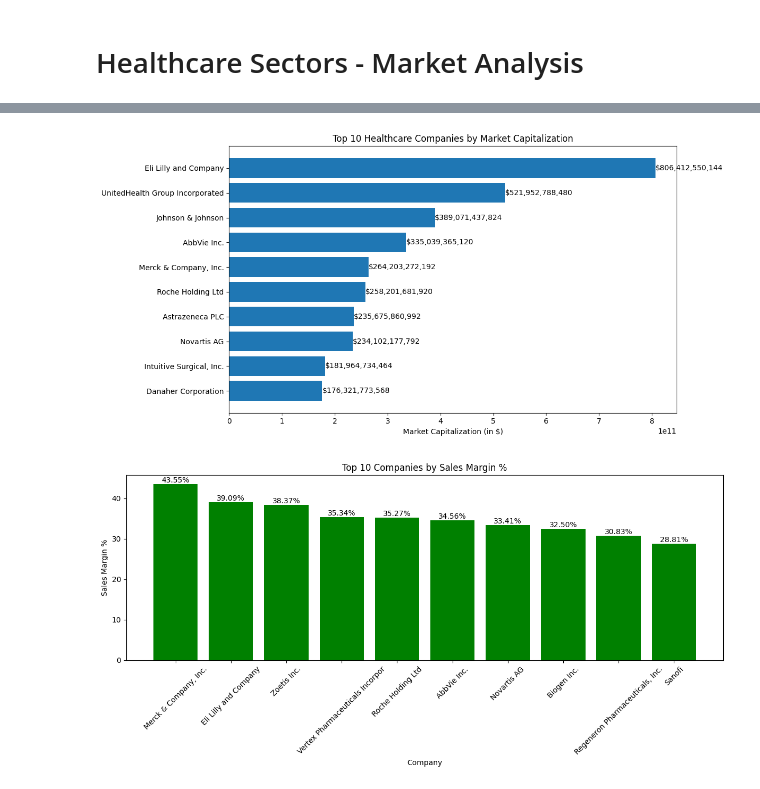
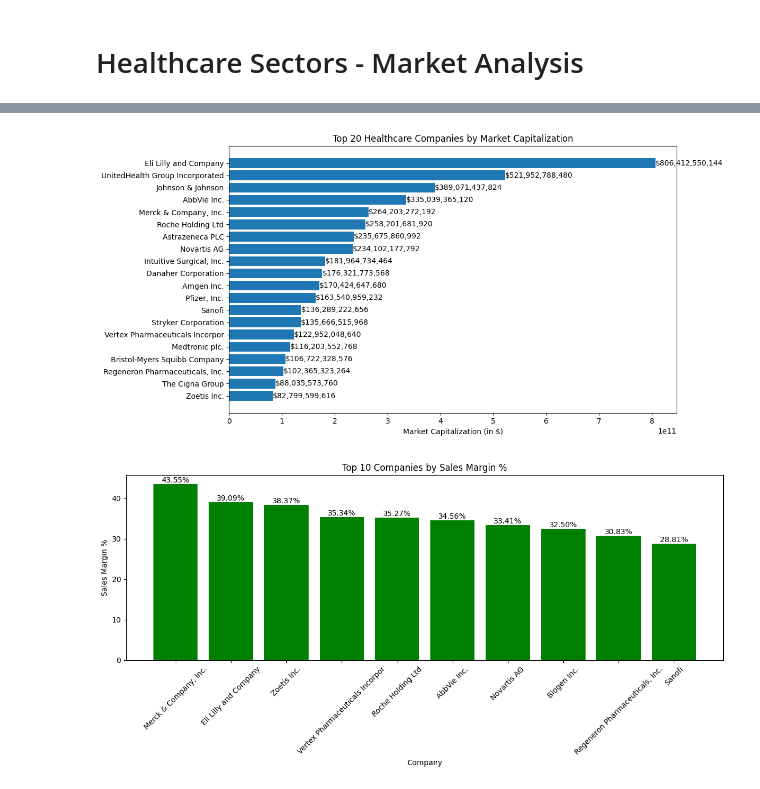
Before and after one commit to Vivekanand-R/Industry-Outlook, a Jupyter notebook: Healthcare Sectors.ipynb, the cells around one changed output, grey strips where cells are left out. Drawn from its saved outputs; the diff is of its cells as text; code cells hidden in the pictures.

```diff
--- a/Healthcare Sectors.ipynb
+++ b/Healthcare Sectors.ipynb
@@ -90,30 +90,30 @@ ERROR:yfinance:$ALXN: possibly delisted; no price data found  (period=1d) (Yahoo
 # %%
 import matplotlib.pyplot as plt
 
-# Sort the data by marketCap and take the top 10 companies
-top_companies = financial_data.head(10)
+# Sort the data by marketCap and take the top 20 companies
+top_companies = financial_data.head(20)
 
 # Convert the marketCap column to a numeric format for plotting
 market_caps = top_companies['marketCap'].apply(lambda x: float(x.replace('$', '').replace(',', '')))
 
-# Plot a bar chart for the top 10 companies by market capitalization
+# Plot a bar chart for the top 15 companies by market capitalization
 plt.figure(figsize=(12, 6))
 bars = plt.barh(top_companies['Company'], market_caps)
 
 # Add the market capitalization values on the bars
 for index, bar in enumerate(bars):
     plt.text(bar.get_width() + 1, bar.get_y() + bar.get_height()/2, f"${market_caps.iloc[index]:,.0f}", va='center')
 
 # Set labels and title
 plt.xlabel('Market Capitalization (in $)')
-plt.title('Top 10 Healthcare Companies by Market Capitalization')
+plt.title('Top 20 Healthcare Companies by Market Capitalization')
 plt.gca().invert_yaxis()  # Invert the y-axis to show the largest company at the top
 
 # Display the plot
 plt.tight_layout()
 plt.show()
 # %% [output]
-[figure, old version]
+[figure, new version]
 # %%
 # import matplotlib.pyplot as plt
 # import pandas as pd
```
Also changed, not shown: parts of 1 cell of this notebook.
